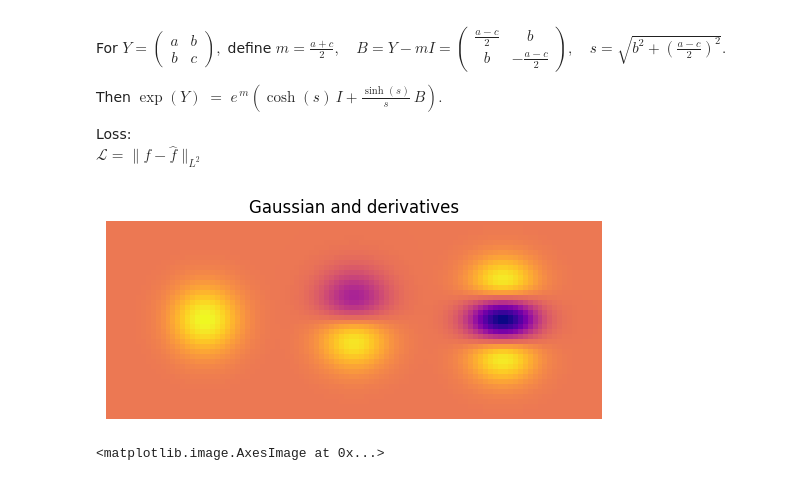
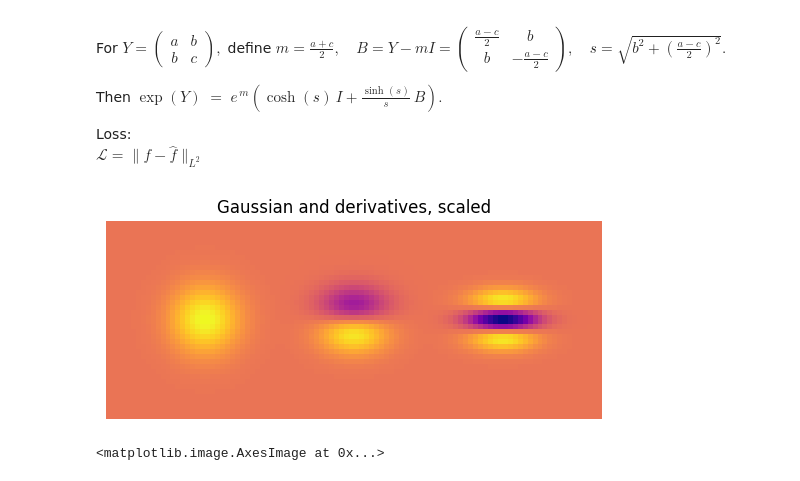
Before and after one commit to SuperVK/sparse-image-repr-bep, a Jupyter notebook: project.ipynb, the cells around one changed output. Saved outputs shown, nothing was run; the diff lists cells and outputs as text; code cells hidden in the pictures.

Commit message:
gaussian_derivatives_scaled

```diff
--- a/project.ipynb
+++ b/project.ipynb
@@ -105,10 +105,10 @@ def f_hat(
     zeroth_gaussian_values = torch.exp(-1 * (sampling_grid[:,:,:,1]**2 + sampling_grid[:,:,:,0]**2))
     zeroth_image = torch.einsum('gjk,gd->gdjk', zeroth_gaussian_values, color_zeroth).sum(dim=0)
 
-    first_gaussian_values =  -2 * (sampling_grid[:, :,:, 0]/1) * torch.exp(-1 * ((sampling_grid[:,:,:,0]/1)**2 + sampling_grid[:,:,:,1]**2))
+    first_gaussian_values =  -2 * (sampling_grid[:, :,:, 0]/0.7) * torch.exp(-1 * ((sampling_grid[:,:,:,0]/0.7)**2 + sampling_grid[:,:,:,1]**2))
     first_image = torch.einsum('gjk,gd->gdjk', first_gaussian_values, color_first).sum(dim=0)
 
-    second_gaussian_values = (4 * (sampling_grid[:, :,:, 0]/1)**2 - 2) * torch.exp(-1 * ((sampling_grid[:,:,:,0]/1)**2 + sampling_grid[:,:,:,1]**2))
+    second_gaussian_values = (4 * (sampling_grid[:, :,:, 0]/0.5)**2 - 2) * torch.exp(-1 * ((sampling_grid[:,:,:,0]/0.5)**2 + sampling_grid[:,:,:,1]**2))
     second_image = torch.einsum('gjk,gd->gdjk', second_gaussian_values, color_second).sum(dim=0)
 
     # print(zeroth_gaussian_values.shape, color_zeroth.abs().shape)
@@ -239,21 +239,21 @@ def plot_accents(color_first: torch.Tensor,
 # %%
 # w = torch.tensor([[-1,  -2, 1,  torch.pi/1.5, 0.5 - 2, 0.2 + 1], [-1,  -2, 1,  torch.pi/1.5, 0.5 - 2, 0.2 + 1]]).permute(1, 0)
 w_prime = torch.tensor([[0, 0, 1,  -3, -3, -0.8,  0.45, 0.42], [1, 0, 0,  -2.5, -2.5, -0.8,  0.45, 0.42]]).permute(1, 0)
 
 color_zeroth = torch.tensor([[0.5, 0.5, 0.5], [0, 0, 0], [0, 0, 0]])
 color_first = torch.tensor([[0, 0, 0], [0.5, 0.5, 0.5], [0, 0, 0]])
 color_second = torch.tensor([[0, 0, 0], [0, 0, 0], [0.5, 0.5, 0.5]])
 scale_shear = torch.tensor([[ -2, -2], [ -2, -2], [ -2, -2]])
 rotation = torch.tensor([math.pi/2, math.pi/2, math.pi/2])
 translation = torch.tensor([[-0.6, 0], [0, 0], [0.6, 0]])
 
-plt.title("Gaussian and derivatives, unscaled")
+plt.title("Gaussian and derivatives, scaled")
 img = f_hat(color_zeroth, color_first, color_second, scale_shear, rotation, translation, 100, 100).permute(1, 2, 0)[30:70, :].mean(-1)
 plt.imshow(img, origin='lower', cmap='plasma')
 plt.axis('off')
 plt.show()
 # %% [output]
-[figure, old version]
+[figure, new version]
 # %%
 img = torchvision.transforms.functional.crop(torchvision.io.decode_image('./data/retinal-vessels.jpg'), 0, 0, 230, 230).float()
 img = torchvision.transforms.Resize(150)(img).permute(1, 2, 0) / 255
```
Also changed, not shown: 1 other file.
